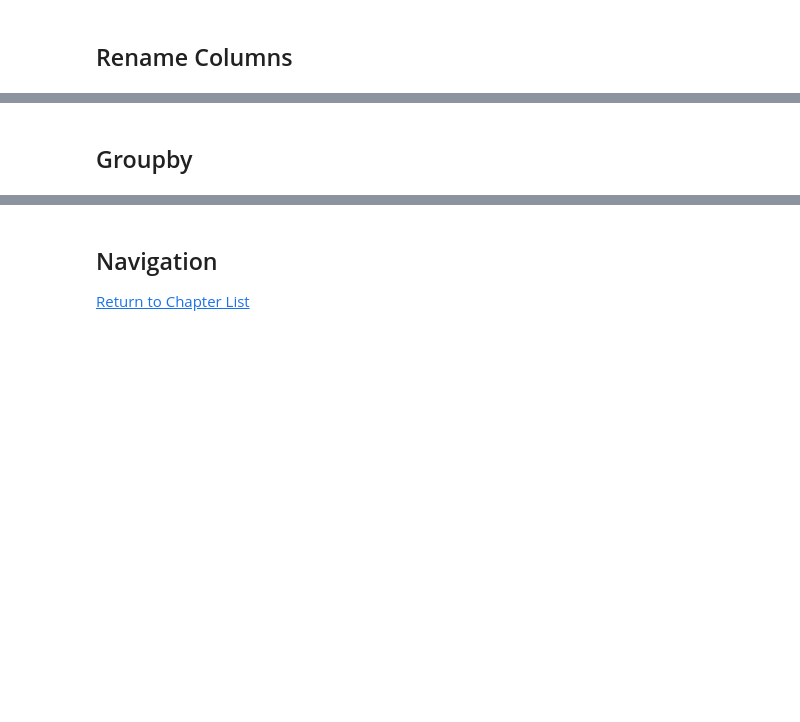
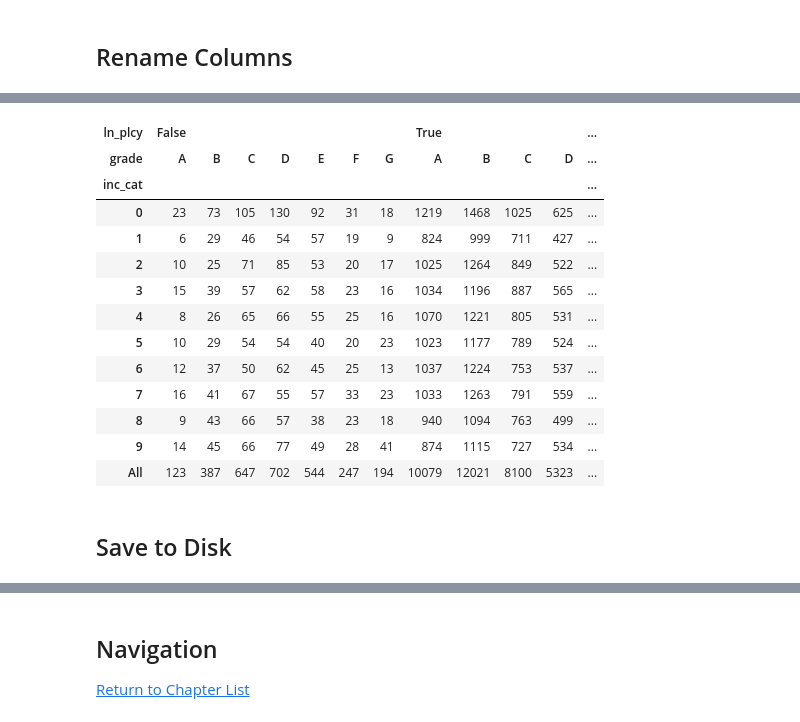
Before and after one commit to RandyBetancourt/PythonForSASUsers, a Jupyter notebook: Chapter 12 -- Additional Data Handling .ipynb, the cells around one changed output, grey strips where cells are left out. Saved outputs shown, nothing was run; the diff lists cells and outputs as text; code cells hidden in the pictures; blank space fills up the shorter version.

```diff
--- a/Chapter 12 -- Additional Data Handling .ipynb
+++ b/Chapter 12 -- Additional Data Handling .ipynb
@@ -458,0 +466,4 @@ acc2.shape
+# %%
+frames = [lc1, lc0]
+df = pd.concat(frames)
+df.shape
@@ -458,0 +538,4 @@ acc2.shape
+# %%
+bins = [0, 5, 10, 15, 20, 25, 30]
+names=['0-5%', '5-10%', '10-15%', '15-20%', '20-25%', '25-30%']
+df['dti_cat'] = pd.cut(df['dti'], bins, labels=names, include_lowest=True)
@@ -458,0 +556,2 @@ acc2.shape
+# %%
+df['income'] = df[["income"]].fillna(df.income.mean())
@@ -458,0 +564,2 @@ acc2.shape
+# %%
+df['inc_cat'] = pd.qcut(df['income'].values, 10).codes
@@ -459,5 +580,22 @@ acc2.shape
+# %%
+pd.crosstab(df.inc_cat, [df.ln_plcy, df.grade] , margins=True)
+# %% [output]
+| ln_plcy | False |  |  |  |  |  |  | True |  |  |  | ... |
+| grade | A | B | C | D | E | F | G | A | B | C | D | ... |
+| inc_cat |  |  |  |  |  |  |  |  |  |  |  | ... |
+| 0 | 23 | 73 | 105 | 130 | 92 | 31 | 18 | 1219 | 1468 | 1025 | 625 | ... |
+| 1 | 6 | 29 | 46 | 54 | 57 | 19 | 9 | 824 | 999 | 711 | 427 | ... |
+| 2 | 10 | 25 | 71 | 85 | 53 | 20 | 17 | 1025 | 1264 | 849 | 522 | ... |
+| 3 | 15 | 39 | 57 | 62 | 58 | 23 | 16 | 1034 | 1196 | 887 | 565 | ... |
+| 4 | 8 | 26 | 65 | 66 | 55 | 25 | 16 | 1070 | 1221 | 805 | 531 | ... |
+| 5 | 10 | 29 | 54 | 54 | 40 | 20 | 23 | 1023 | 1177 | 789 | 524 | ... |
+| 6 | 12 | 37 | 50 | 62 | 45 | 25 | 13 | 1037 | 1224 | 753 | 537 | ... |
+| 7 | 16 | 41 | 67 | 55 | 57 | 33 | 23 | 1033 | 1263 | 791 | 559 | ... |
+| 8 | 9 | 43 | 66 | 57 | 38 | 23 | 18 | 940 | 1094 | 763 | 499 | ... |
+| 9 | 14 | 45 | 66 | 77 | 49 | 28 | 41 | 874 | 1115 | 727 | 534 | ... |
+| All | 123 | 387 | 647 | 702 | 544 | 247 | 194 | 10079 | 12021 | 8100 | 5323 | ... |
 # %%
 #Concatenation of 2 columns from two DataFrames example:
 #compare = pd.DataFrame({'df_us':df_us.date_idx, 'df_states':df_states.date_idx})
-# %% [markdown]
-## Groupby
+# %% [markdown]
+## Save to Disk
```
Also changed, not shown: parts of 119 cells of this notebook.
